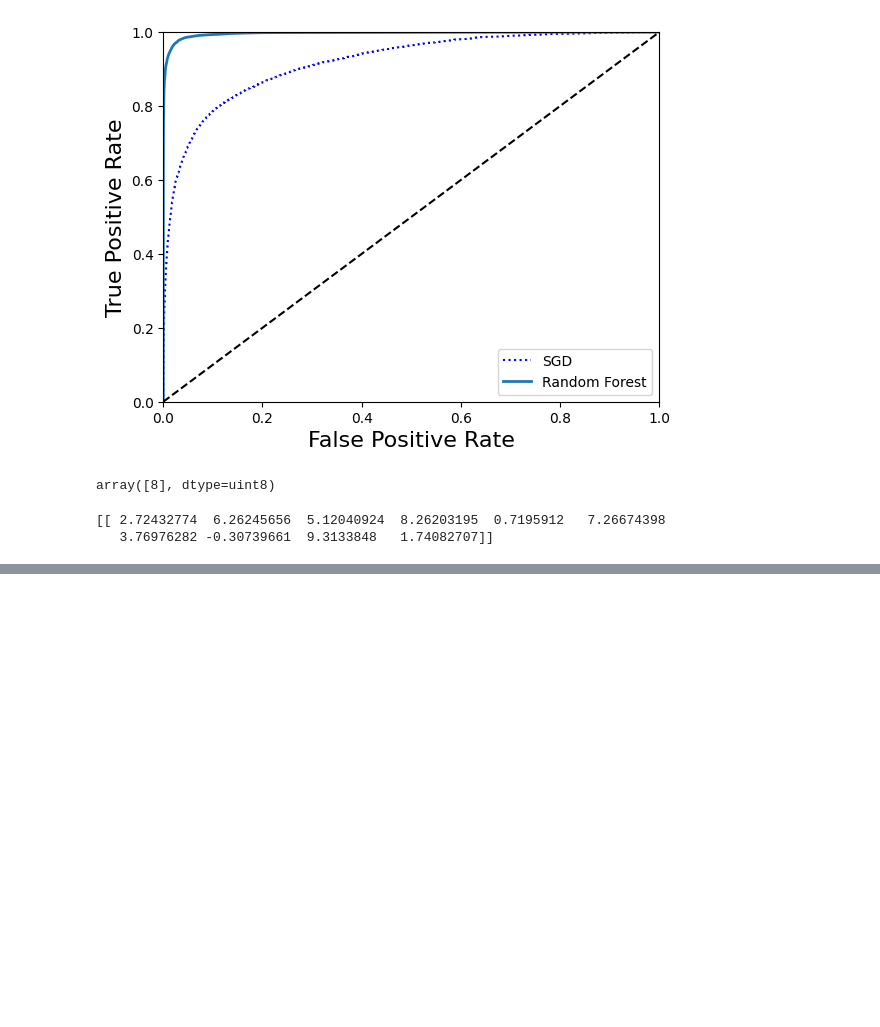
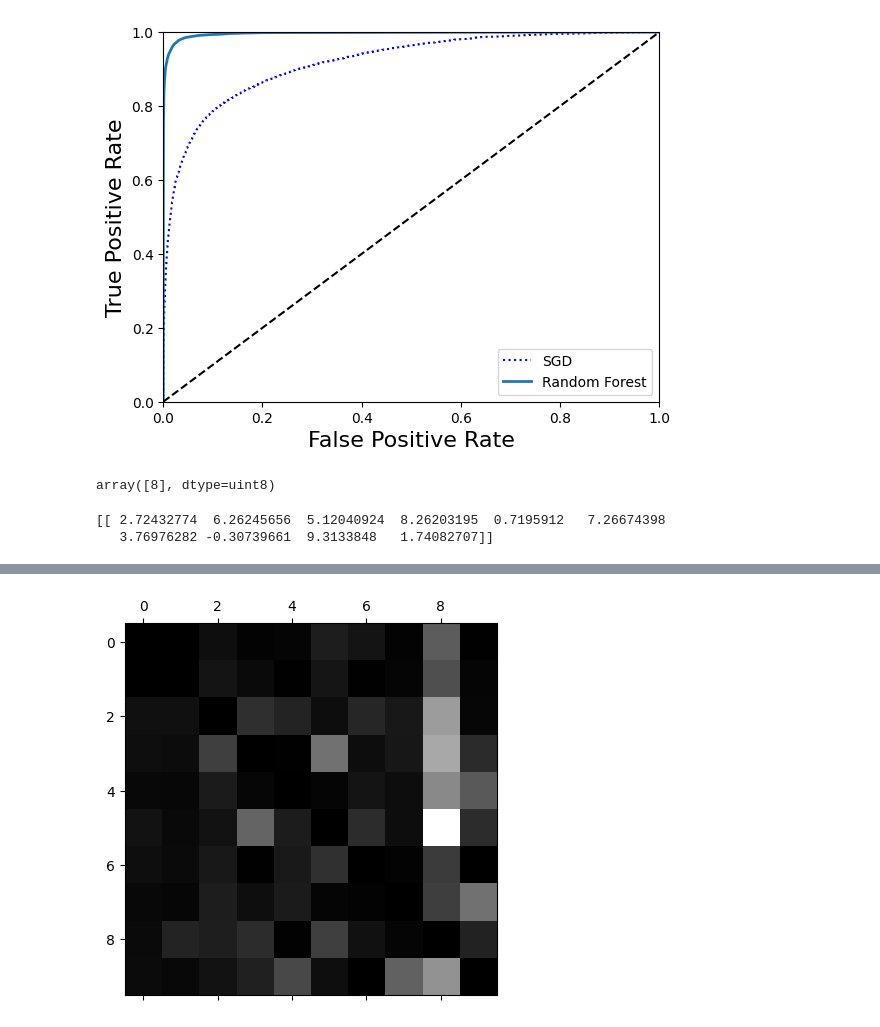
Before and after one commit to smtran8/MLbook_practice, a Jupyter notebook: chapter3.ipynb, the cells around one changed output, grey strips where cells are left out. Cells and saved outputs as stored; diff of their text form; code cells hidden in the pictures; blank space fills up the shorter version.

```diff
--- a/chapter3.ipynb
+++ b/chapter3.ipynb
@@ -195,0 +215,12 @@ confx_mx
+# %%
+#Now, investigate even more. Try looking at errors ratio:
+row_sums = confx_mx.sum(axis=1, keepdims=True)
+norm_confx_mx = confx_mx / row_sums
+
+np.fill_diagonal(norm_confx_mx, 0) #Fill the diagonal with zeros to keep only the errors, so we can visualize the errors more clearly
+plt.matshow(norm_confx_mx, cmap=plt.cm.gray)
+plt.show()
+#See that lots of numbers get misclassified as 8s; but 8s are not that bad in getting misclassified as other numbers.
+#The book states that 3 and 5 looks kind of mixed together, so let's investigate this:
+# %% [output]
+[figure, added]
```
Also changed, not shown: parts of 3 cells of this notebook, 1 other file.
